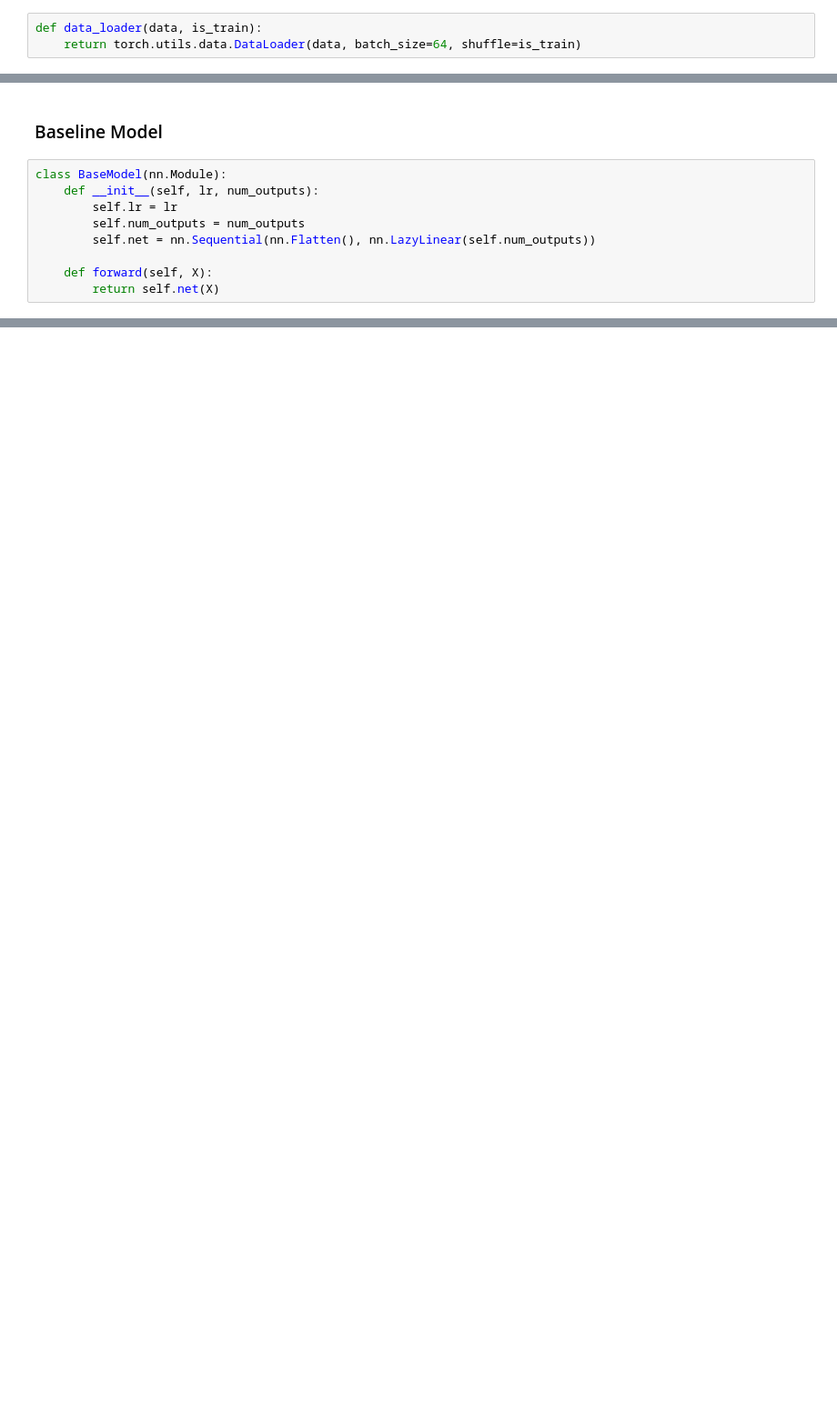
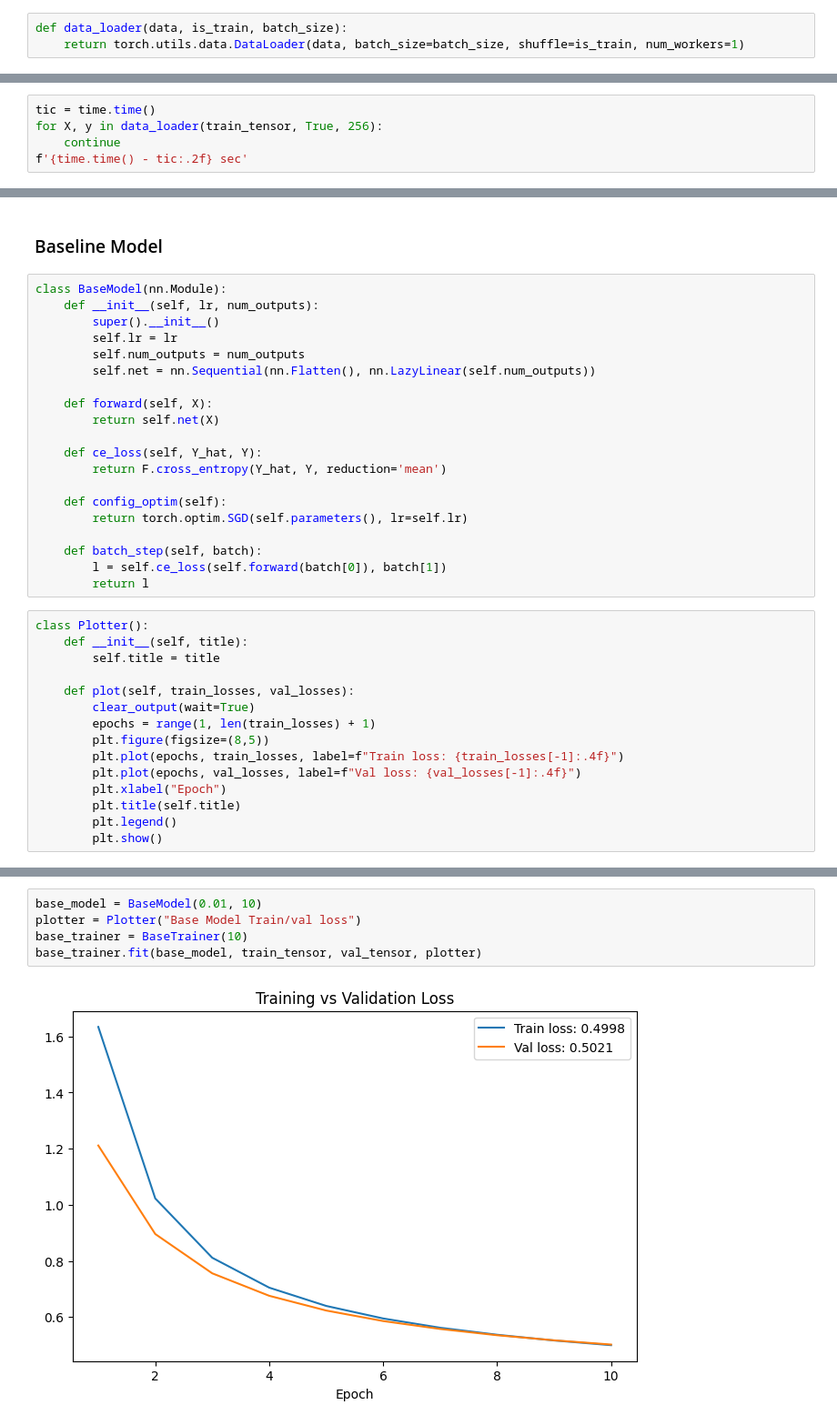
Before and after one commit to M4rselo/hypothesis_mnist_project, a Jupyter notebook: mnist_hypothesis_project.ipynb, the cells around one changed output, grey strips where cells are left out. Shown at 91% size. Saved outputs shown, nothing was run; the diff lists cells and outputs as text; blank space fills up the shorter version.

Commit message:
base model almost finished
base model almost finished next: final touches and preparing plans for hypothesis part

```diff
--- a/mnist_hypothesis_project.ipynb
+++ b/mnist_hypothesis_project.ipynb
@@ -54,6 +60,6 @@ plt.show()
 # %% [markdown]
 ### Data loaders
 # %%
-def data_loader(data, is_train):
-    return torch.utils.data.DataLoader(data, batch_size=64, shuffle=is_train)
+def data_loader(data, is_train, batch_size):
+    return torch.utils.data.DataLoader(data, batch_size=batch_size, shuffle=is_train, num_workers=1)
 # %%
@@ -62,2 +68,7 @@ def test_loader(data):
 # %% [markdown]
 ### Testing loaders
+# %%
+tic = time.time()
+for X, y in data_loader(train_tensor, True, 256):
+    continue
+f'{time.time() - tic:.2f} sec'
@@ -91,9 +104,35 @@ plt.show()
 # %%
 class BaseModel(nn.Module):
     def __init__(self, lr, num_outputs):
+        super().__init__()
         self.lr = lr
         self.num_outputs = num_outputs
         self.net = nn.Sequential(nn.Flatten(), nn.LazyLinear(self.num_outputs))
 
     def forward(self, X):
         return self.net(X)
+
+    def ce_loss(self, Y_hat, Y):
+        return F.cross_entropy(Y_hat, Y, reduction='mean')
+
+    def config_optim(self):
+        return torch.optim.SGD(self.parameters(), lr=self.lr)
+
+    def batch_step(self, batch):
+        l = self.ce_loss(self.forward(batch[0]), batch[1])
+        return l
+# %%
+class Plotter():
+    def __init__(self, title):
+        self.title = title
+
+    def plot(self, train_losses, val_losses):
+        clear_output(wait=True)
+        epochs = range(1, len(train_losses) + 1)
+        plt.figure(figsize=(8,5))
+        plt.plot(epochs, train_losses, label=f"Train loss: {train_losses[-1]:.4f}")
+        plt.plot(epochs, val_losses, label=f"Val loss: {val_losses[-1]:.4f}")
+        plt.xlabel("Epoch")
+        plt.title(self.title)
+        plt.legend()
+        plt.show()
@@ -99,0 +185,7 @@ class BaseModel(nn.Module):
+# %%
+base_model = BaseModel(0.01, 10)
+plotter = Plotter("Base Model Train/val loss")
+base_trainer = BaseTrainer(10)
+base_trainer.fit(base_model, train_tensor, val_tensor, plotter)
+# %% [output]
+[figure, added]
```
Also changed, not shown: parts of 7 cells of this notebook.
